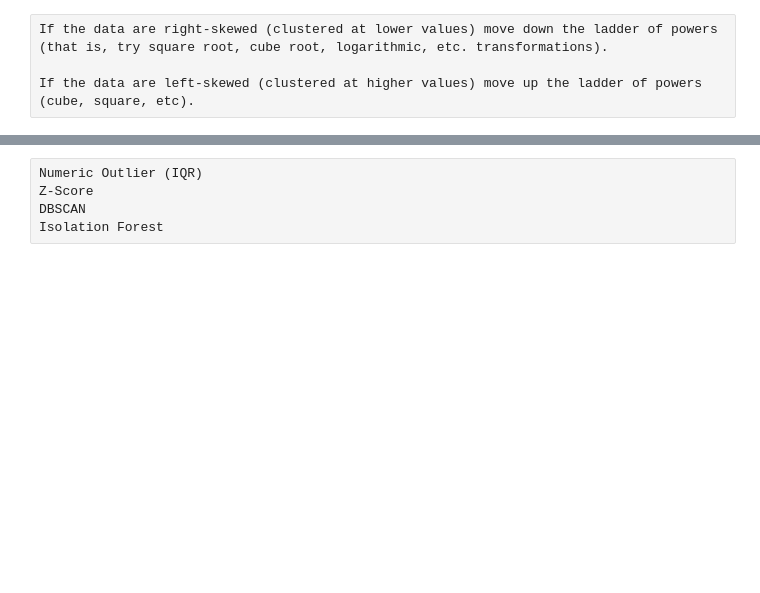
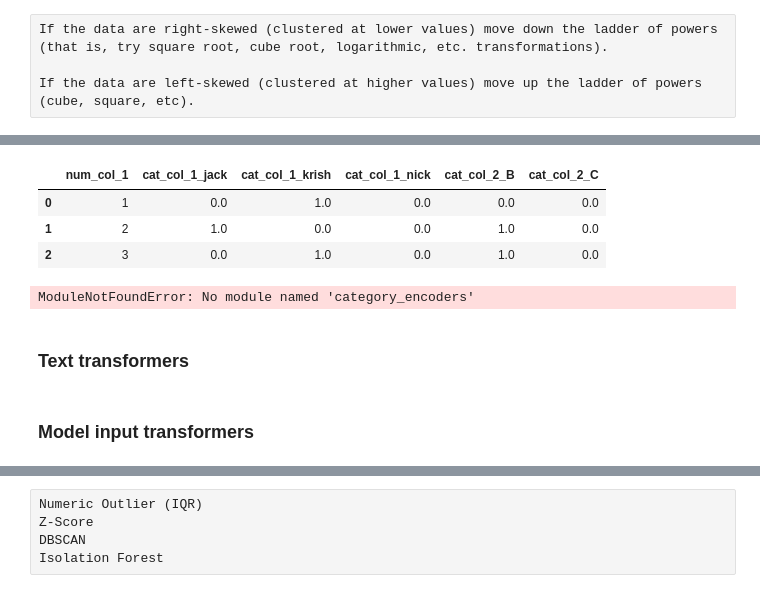
Before and after one commit to dilipalbert-datascientist/traditional-machine-learning, a Jupyter notebook: notebooks/ml_classification_regression/5-Data-Preprocessing-Cleaning-Pipeline.ipynb, the cells around one changed output, grey strips where cells are left out. Cells and saved outputs as stored; diff of their text form; code cells hidden in the pictures; blank space fills up the shorter version.

Commit message:
one hot encoding updates

```diff
--- a/notebooks/ml_classification_regression/5-Data-Preprocessing-Cleaning-Pipeline.ipynb
+++ b/notebooks/ml_classification_regression/5-Data-Preprocessing-Cleaning-Pipeline.ipynb
@@ -255,0 +414,26 @@ def CODE
+# %%
+X_test_ohe = enc.transform(X_test)
+X_test_ohe.head()
+# %% [output]
+|  | num_col_1 | cat_col_1_jack | cat_col_1_krish | cat_col_1_nick | cat_col_2_B | cat_col_2_C |
+| 0 | 1 | 0.0 | 1.0 | 0.0 | 0.0 | 0.0 |
+| 1 | 2 | 1.0 | 0.0 | 0.0 | 1.0 | 0.0 |
+| 2 | 3 | 0.0 | 1.0 | 0.0 | 1.0 | 0.0 |
+# %%
+def ordinal_encoding_handler(df):
+    pass
+
+import category_encoders as ce
+import pandas as pd
+
+train_df=pd.DataFrame({'Degree':['High school','Masters','Diploma','Bachelors','Bachelors','Masters','Phd','High school','High school']})
+
+# create object of Ordinalencoding
+encoder= ce.OrdinalEncoder(cols=['Degree'],return_df=True,
+                           mapping=[{'col':'Degree',
+'mapping':{'None':0,'High school':1,'Diploma':2,'Bachelors':3,'Masters':4,'phd':5}}])
+
+#Original data
+train_df
+# %% [output]
+ModuleNotFoundError: No module named 'category_encoders'
@@ -255,0 +443,2 @@ def CODE
+# %% [markdown]
+### Text transformers
@@ -255,0 +449,2 @@ def CODE
+# %% [markdown]
+### Model input transformers
```
Also changed, not shown: parts of 47 cells of this notebook.
